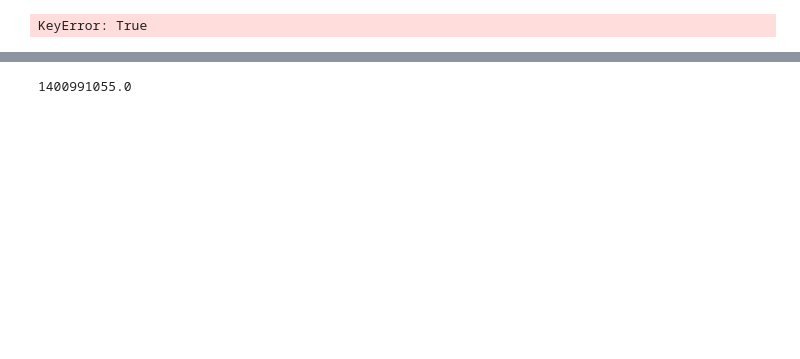
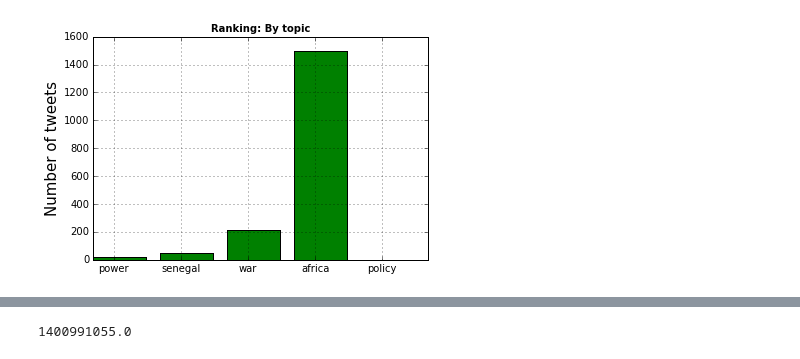
Before and after one commit to Ngom/bigdata_aims_senegal, a Jupyter notebook: TweetAnalysis/AfricaKeyWords.ipynb, the cells around one changed output, grey strips where cells are left out. Saved outputs shown, nothing was run; the diff lists cells and outputs as text; code cells hidden in the pictures; blank space fills up the shorter version.

```diff
--- a/TweetAnalysis/AfricaKeyWords.ipynb
+++ b/TweetAnalysis/AfricaKeyWords.ipynb
@@ -104,43 +108,50 @@ In this section we will mine the tweets to learn about interesting topics
 import re #regtxt parser
 
 #define topics
-keytopic=['power','safari','happy','freedom','prison']
+keytopic=['power','senegal','war','africa','policy']
 
 #Create a function called word_in_text(word, text).
 #to return True if a word is found in text, otherwise it returns False.
 def word_in_text(word, text):
     word = word.lower()
     text = text.lower()
     match = re.search(word, text)
     if match:
         #print text
-        return True
-    return False
+        return 'Yes'
+    else:
+        return 'No'
 
 #add columns in the DataFrame to be True if a topic is found in the tweet else False
-for itopic in range(len(keytopic)):
-    tweets[keytopic[itopic]] = tweets['text'].apply(lambda tweet: word_in_text(keytopic[itopic], tweet))
+for itopic in keytopic:
+    tweets[itopic] = tweets['text'].apply(lambda tweet: word_in_text(itopic, tweet))
 
 #calculate the number of tweets for each  topic
-tweets_by_topic = [tweets[keytopic[itopic]].value_counts()[True] for itopic in range(len(keytopic))]
+tweets_by_topic=[]
+for itopic in keytopic:
+    dict_yes_no=tweets[itopic].value_counts()
+    if 'Yes' in dict_yes_no:
+        tweets_by_topic.append(dict_yes_no['Yes'])
+    else:
+        tweets_by_topic.append(0)
 
 #=========================================
 #================ show plots============
 #=========================================
 #show a bar plot which illustrates the relative popularity the topics we consider
-x_pos = list(range(len(keytopic)))
+x_pos = range(len(keytopic))
 width = 0.8
 fig, ax = plt.subplots()
 plt.bar(x_pos, tweets_by_topic, width, alpha=1, color='g')
 
 # Setting axis labels and ticks
 ax.set_ylabel('Number of tweets', fontsize=15)
 ax.set_title('Ranking: By topic', fontsize=10, fontweight='bold')
 ax.set_xticks([p + 0.4 * width for p in x_pos])
 ax.set_xticklabels(keytopic)
 plt.grid()
 # %% [output]
-KeyError: True
+[figure, added]
 # %%
 '''
 Targeting relevant tweets with location filter
```
Also changed, not shown: parts of 7 cells of this notebook, 10 other files.
